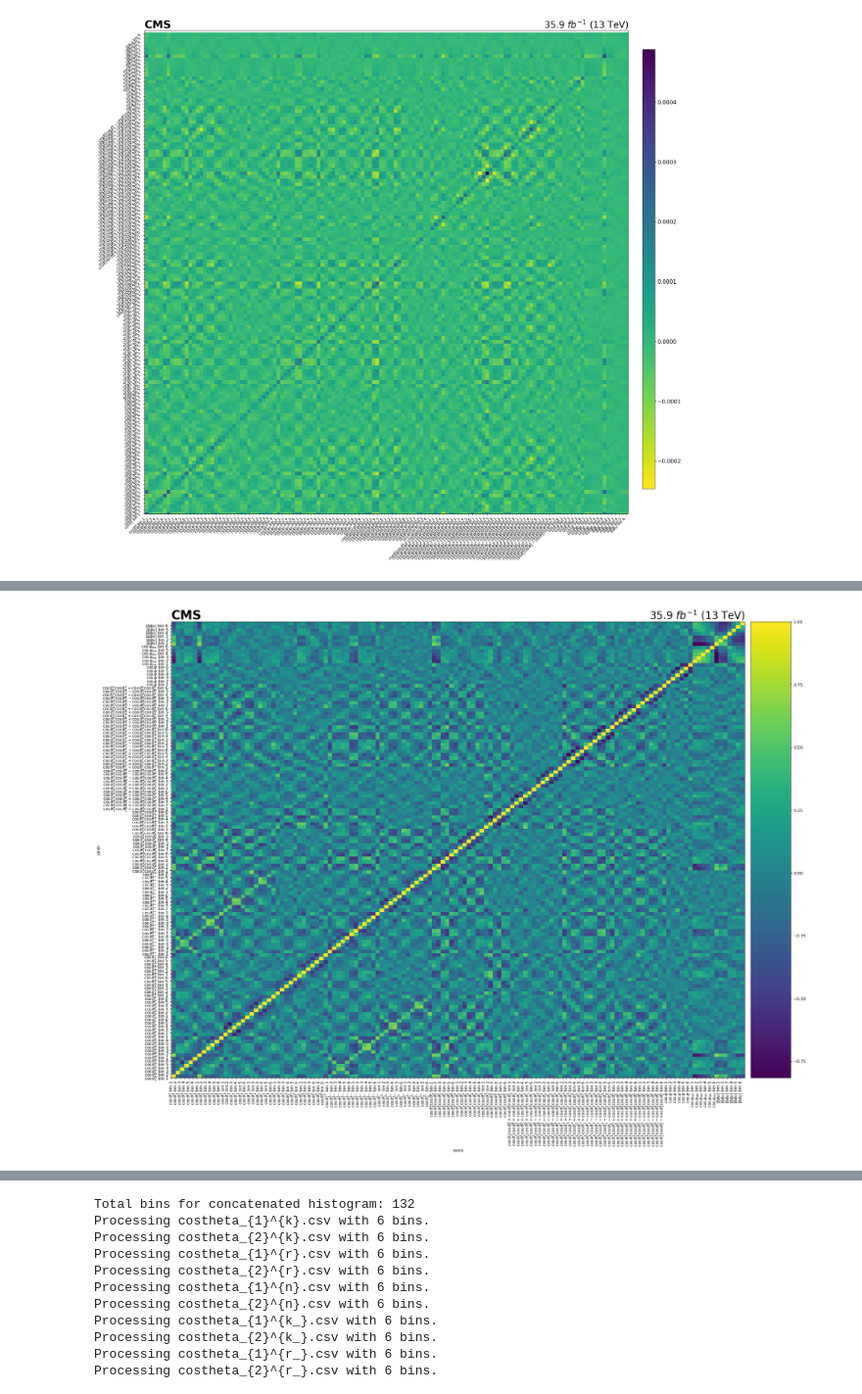
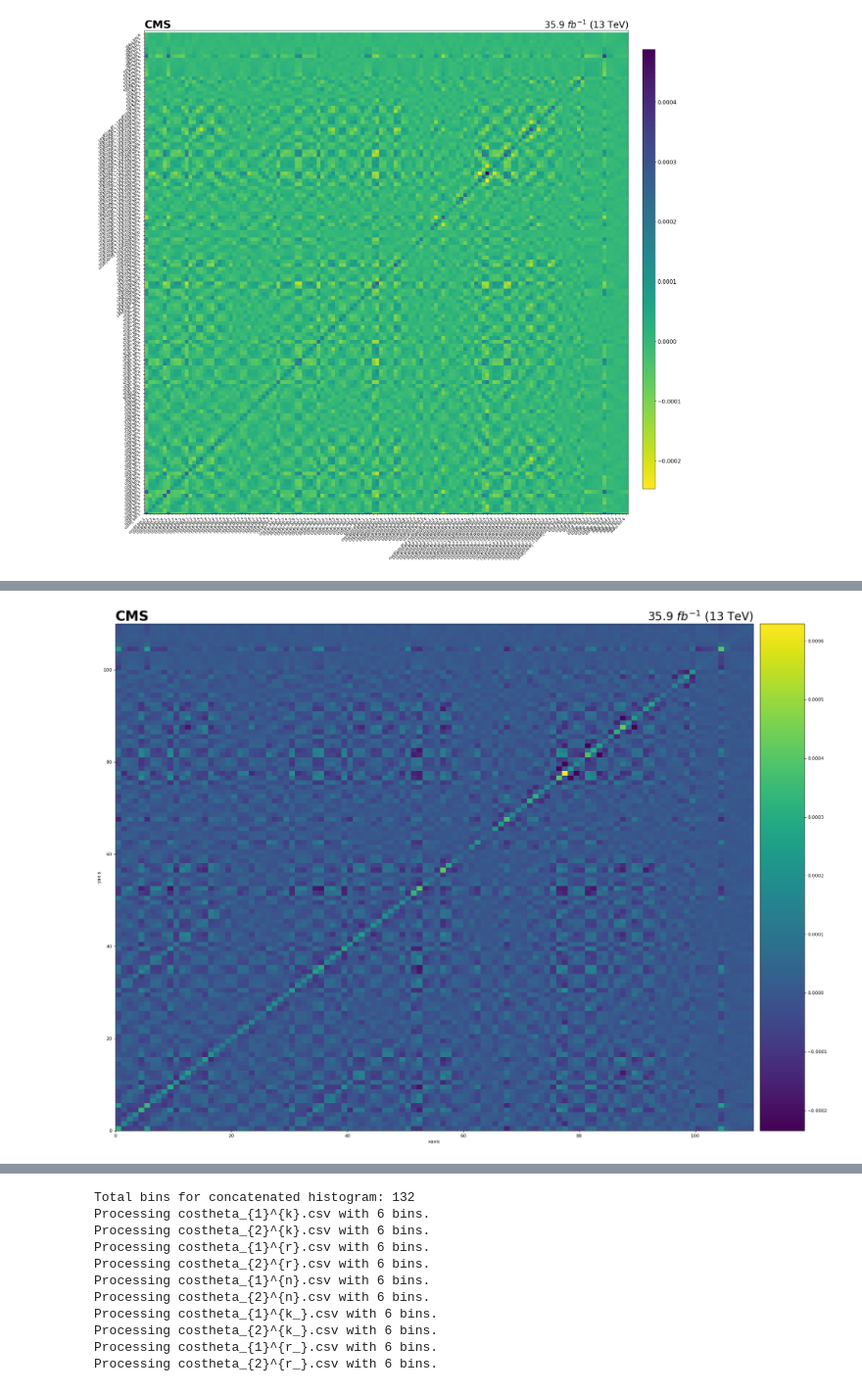
Before and after one commit to holytpk/EFTFitter, a Jupyter notebook: exec/convert_csv_root.ipynb, the cells around one changed output, grey strips where cells are left out. Shown at 98% size. Saved outputs shown, nothing was run; the diff lists cells and outputs as text; code cells hidden in the pictures.

```diff
--- a/exec/convert_csv_root.ipynb
+++ b/exec/convert_csv_root.ipynb
@@ -252,11 +380,41 @@ print(hepdata_stat_cov_matrix['covariance_matrix'].to_numpy())
 # %%
+xy_labels = []
+
+with open('HEPData-ins1742786-v1-Systematic_covariance_matrix.csv', mode ='r')as file:
+
+    # reading the CSV file
+    csvFile = csv.reader(file)
+
+    # displaying the contents of the CSV file
+    for lines in csvFile:
+        if not len(lines) == 3 : continue
+        if not '$' in lines[0] : continue
+
+        xy_labels.append(str(lines[0]))
+xy_labels = np.reshape(xy_labels, (-1, 132));
+
+# hepdata_stat_cov_matrix = uproot.open("covariance_matrix/statistical_covariance_matrix.root")
+
+# plt.figure(figsize=(25, 20), dpi=80)
+# hepdata_stat_cov_matrix['covariance_matrix'].to_hist().plot2d()
+
+# plt.title('CMS', fontsize=30, fontweight='bold', loc="left")
+# plt.title('35.9 $fb^{-1}$ (13 TeV)', fontsize=25, loc="right")
+
+# plt.yticks(ticks=range(len(xy_labels[0])), labels=xy_labels[0], rotation=0);
+# plt.xticks(ticks=range(len(xy_labels[0])), labels=xy_labels[0], rotation=90);
+
+hepdata_final_cov_matrix = uproot.open("covariance_matrix/final_covariance_matrix_preUL.root")
+finalcov = hepdata_final_cov_matrix['covariance_matrix'].to_hist()
+
 plt.figure(figsize=(25, 20), dpi=80)
-hepdata_stat_cov_matrix['covariance_matrix'].to_hist().plot2d()
+hepdata_final_cov_matrix['covariance_matrix'].to_hist().plot2d()
+
 plt.title('CMS', fontsize=30, fontweight='bold', loc="left")
 plt.title('35.9 $fb^{-1}$ (13 TeV)', fontsize=25, loc="right")
 
-plt.yticks(ticks=range(len(xy_labels[0])), labels=xy_labels[0], rotation=0);
-plt.xticks(ticks=range(len(xy_labels[0])), labels=xy_labels[0], rotation=90);
-plt.savefig('finalcov.pdf')
+# plt.yticks(ticks=range(len(xy_labels[0])), labels=xy_labels[0], rotation=0);
+# plt.xticks(ticks=range(len(xy_labels[0])), labels=xy_labels[0], rotation=90);
+plt.savefig('finalcov_preUL.pdf')
 # %% [output]
-[figure, old version]
+[figure, new version]
```
Also changed, not shown: parts of 27 cells of this notebook, 1 other file.
